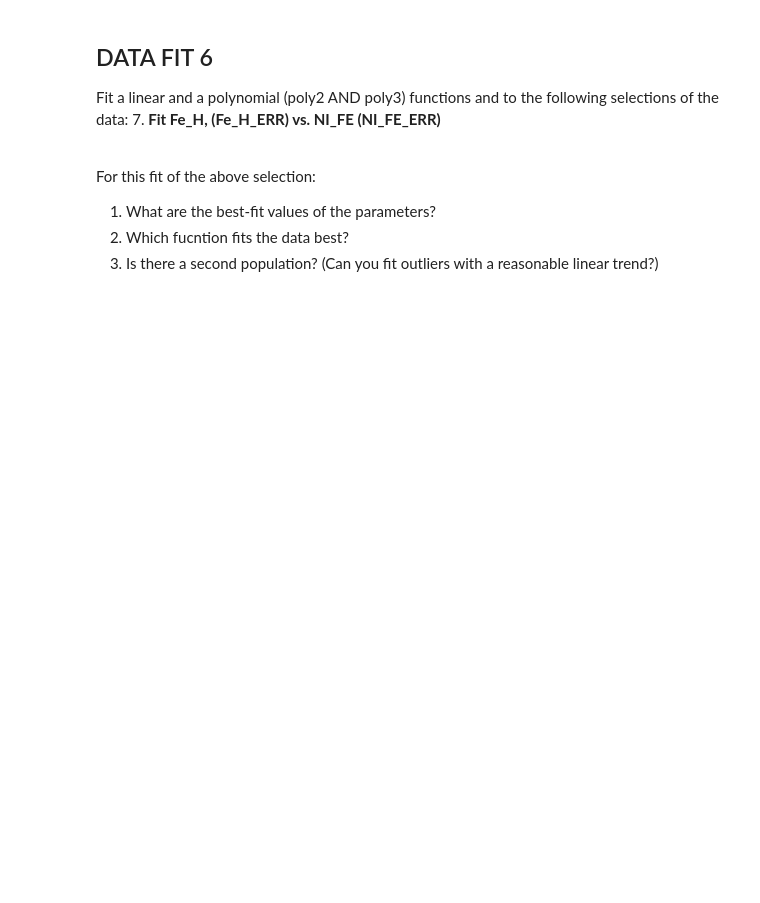
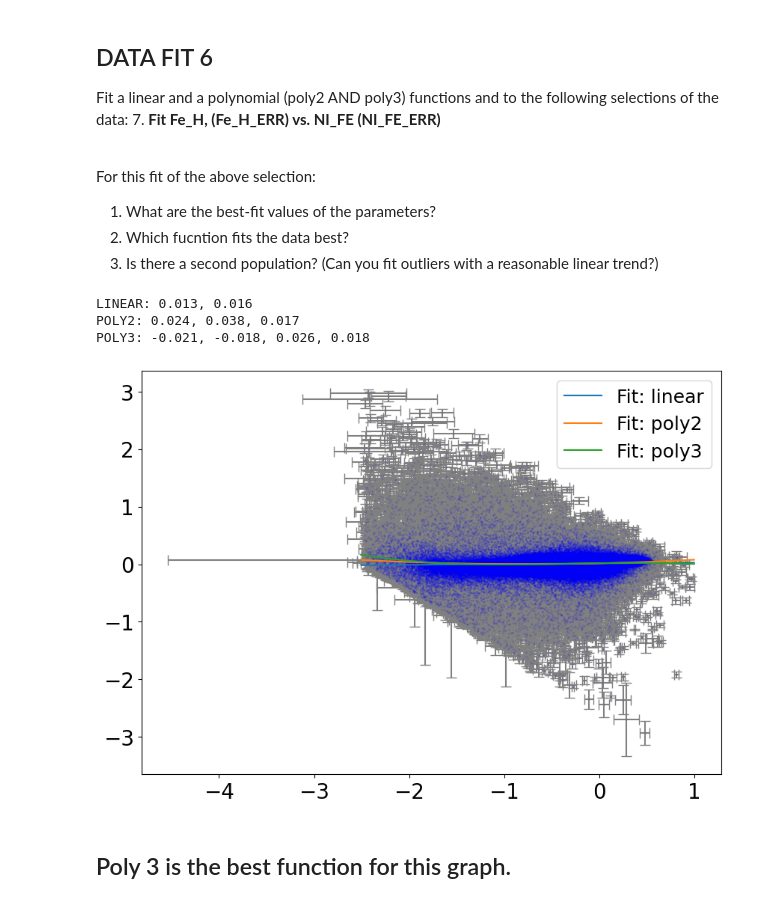
Before and after one commit to Jacobcellis03/PHYS_20323, a Jupyter notebook: Ellis_J_25_HW12.ipynb, the cells around one changed output. Saved outputs shown, nothing was run; the diff lists cells and outputs as text; code cells hidden in the pictures; blank space fills up the shorter version.

```diff
--- a/Ellis_J_25_HW12.ipynb
+++ b/Ellis_J_25_HW12.ipynb
@@ -605,0 +611,62 @@ For this fit of the above selection:
+# %%
+badbits = 2**23        # aspcapstar flag - Chemistry
+suspectbits = 2**16    # star flag - Stellar parameters
+
+# Make a Boolena Mask to remove bad data - AND ANY OTHER NEEDED CUTS
+# (e.g., −2 < GLAT < 2 ) or other 'bad' data not removed by the flags.
+ct1 = (np.bitwise_and(star['aspcapflag'], badbits) == 0) & \
+     (np.bitwise_and(star['starflag'], suspectbits) == 0) & \
+     (~np.isnan(star['Fe_H_ERR'])) & (~np.isnan(star['Fe_H'])) & \
+     (~np.isnan(star['NI_FE_ERR'])) & (~np.isnan(star['NI_FE']))
+cut1 = np.where(ct1)[0]
+
+
+## LINEAR FIT (2 parameter)
+slope, intercept = mcFit2(linear, star['Fe_H'][cut1], star['NI_FE'][cut1], star['Fe_H_ERR'][cut1],
+             star['NI_FE_ERR'][cut1], p0=[0,0])
+print(f'LINEAR: {slope:.3f}, {intercept:.3f}')
+
+
+## POLY2 FIT (3 parameter)
+polyA, polyB, polyC,  = mcFit3(poly2, star['Fe_H'][cut1], star['NI_FE'][cut1], star['Fe_H_ERR'][cut1],
+             star['NI_FE_ERR'][cut1],p0=[600,1,1])
+print(f'POLY2: {polyA:.3f}, {polyB:.3f}, {polyC:.3f}')
+
+
+## COS FIT (4 parameter)
+polyA1, polyB1, polyC1, polyD = mcFit4(poly3, star['Fe_H'][cut1], star['NI_FE'][cut1], star['Fe_H_ERR'][cut1],
+             star['NI_FE_ERR'][cut1],p0=[60,0.02,0,0])
+print(f'POLY3: {polyA1:.3f}, {polyB1:.3f}, {polyC1:.3f}, {polyD:.3f}')
+
+
+
+
+# PLOT TO VERIFY FITS FILE READ IN & BAD MASK DATA
+fig1 = plt.figure(figsize=(10,7))
+ax1 = fig1.add_subplot(111)
+ax1.xaxis.set_tick_params(labelsize=20)
+ax1.yaxis.set_tick_params(labelsize=20)
+
+# PLOT DATA AND ERROR BARS
+ax1.scatter(star['Fe_H'][cut1],star['NI_FE'][cut1],s=1,c='b',alpha=0.1)
+ax1.errorbar((star['Fe_H'][cut1]),star['NI_FE'][cut1], xerr=star['Fe_H_ERR'][cut1],
+             yerr=star['NI_FE_ERR'][cut1], ecolor='grey',fmt='none', capsize=5, zorder=0)
+
+
+x_plot = np.linspace(-2.5,1,30) # X-PLOTING FOR FITS
+
+ax1.plot(x_plot,linear(x_plot, slope, intercept), label='Fit: linear')
+#poly2 fit
+ax1.plot(x_plot,poly2(x_plot, polyA, polyB, polyC), label='Fit: poly2')
+#cosfit
+ax1.plot(x_plot,poly3(x_plot, polyA1, polyB1, polyC1, polyD), label='Fit: poly3')
+
+plt.legend(loc='best', fontsize=18)
+plt.show()
+# %% [output]
+LINEAR: 0.013, 0.016
+POLY2: 0.024, 0.038, 0.017
+POLY3: -0.021, -0.018, 0.026, 0.018
+[figure, added]
+# %% [markdown]
+## Poly 3 is the best function for this graph.
```
Also changed, not shown: parts of 4 cells of this notebook.
